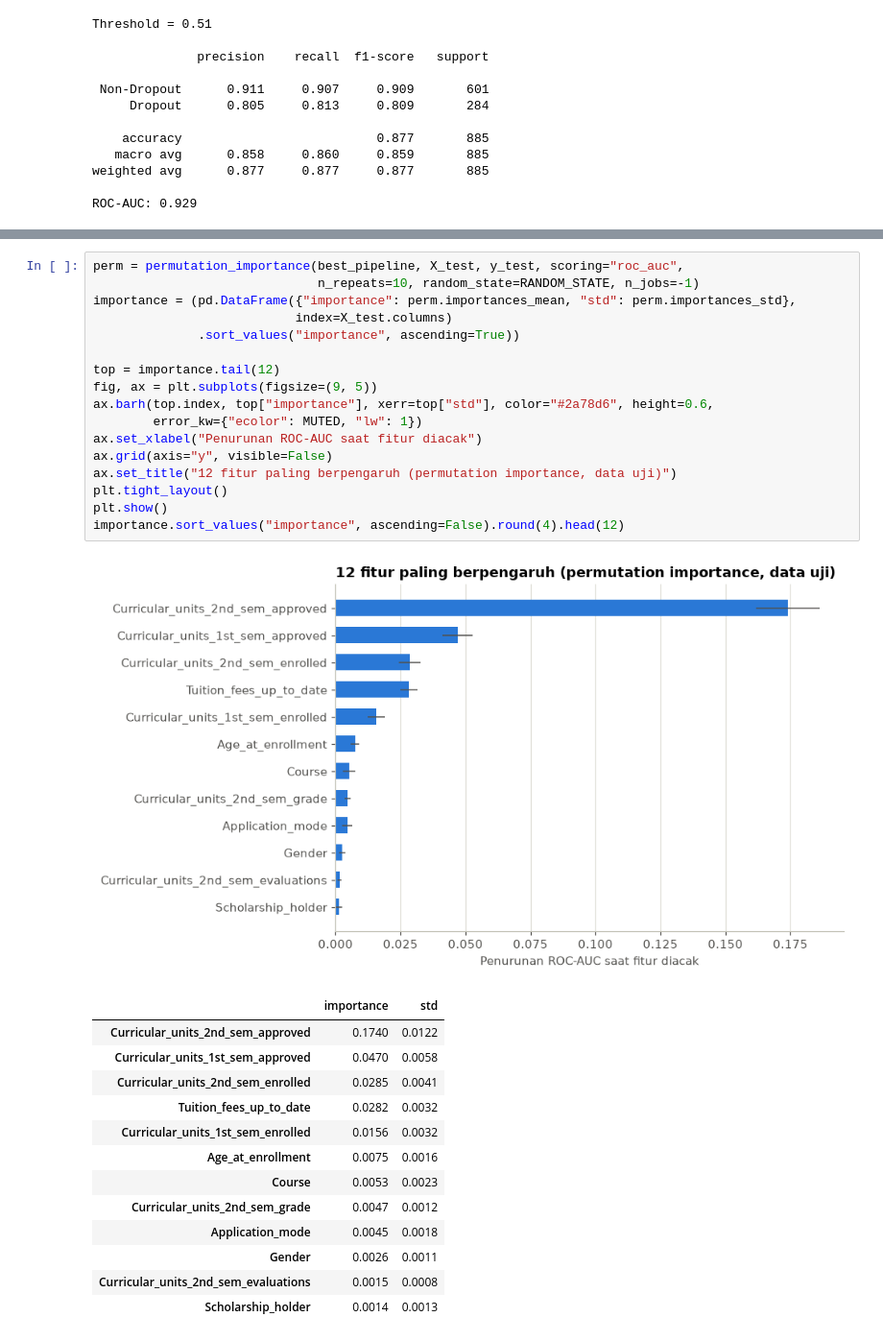
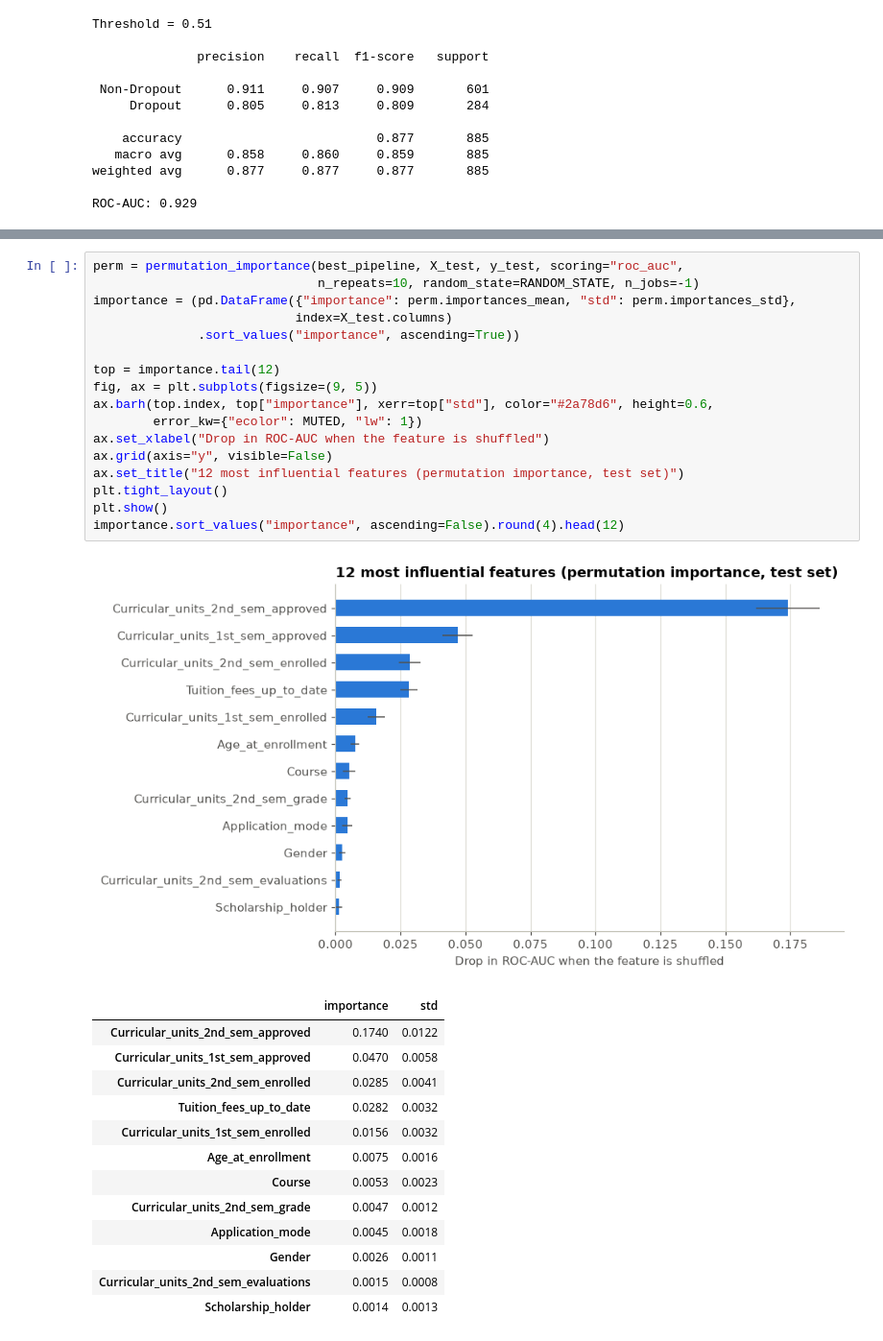
Before and after one commit to Rainy1502/EduGuard-Dropout-Prediction, a Jupyter notebook: notebook.ipynb, the cells around one changed output, grey strips where cells are left out. Shown at 96% size. Cells and saved outputs as stored; diff of their text form.

```diff
--- a/notebook.ipynb
+++ b/notebook.ipynb
@@ -795,22 +795,22 @@ risk_table
 # %%
 perm = permutation_importance(best_pipeline, X_test, y_test, scoring="roc_auc",
                               n_repeats=10, random_state=RANDOM_STATE, n_jobs=-1)
 importance = (pd.DataFrame({"importance": perm.importances_mean, "std": perm.importances_std},
                            index=X_test.columns)
               .sort_values("importance", ascending=True))
 
 top = importance.tail(12)
 fig, ax = plt.subplots(figsize=(9, 5))
 ax.barh(top.index, top["importance"], xerr=top["std"], color="#2a78d6", height=0.6,
         error_kw={"ecolor": MUTED, "lw": 1})
-ax.set_xlabel("Penurunan ROC-AUC saat fitur diacak")
+ax.set_xlabel("Drop in ROC-AUC when the feature is shuffled")
 ax.grid(axis="y", visible=False)
-ax.set_title("12 fitur paling berpengaruh (permutation importance, data uji)")
+ax.set_title("12 most influential features (permutation importance, test set)")
 plt.tight_layout()
 plt.show()
 importance.sort_values("importance", ascending=False).round(4).head(12)
 # %% [output]
-[figure, old version]
+[figure, new version]
 |  | importance | std |
 | Curricular_units_2nd_sem_approved | 0.1740 | 0.0122 |
 | Curricular_units_1st_sem_approved | 0.0470 | 0.0058 |
```
Also changed, not shown: parts of 126 cells of this notebook, 12 other files.
